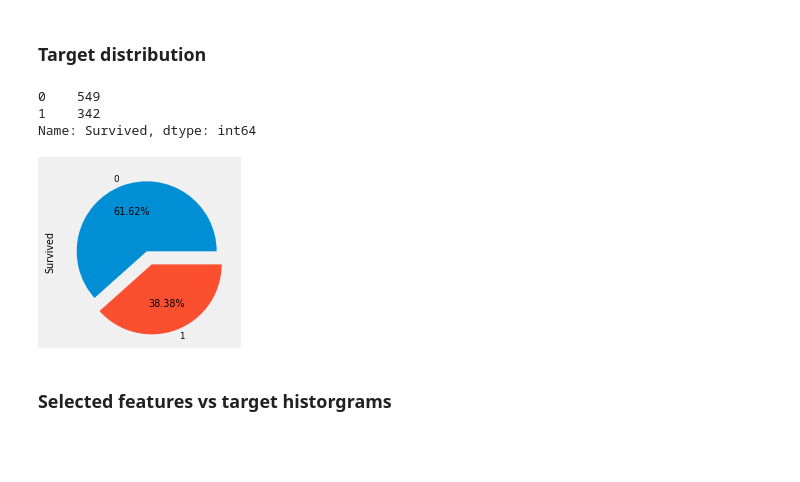
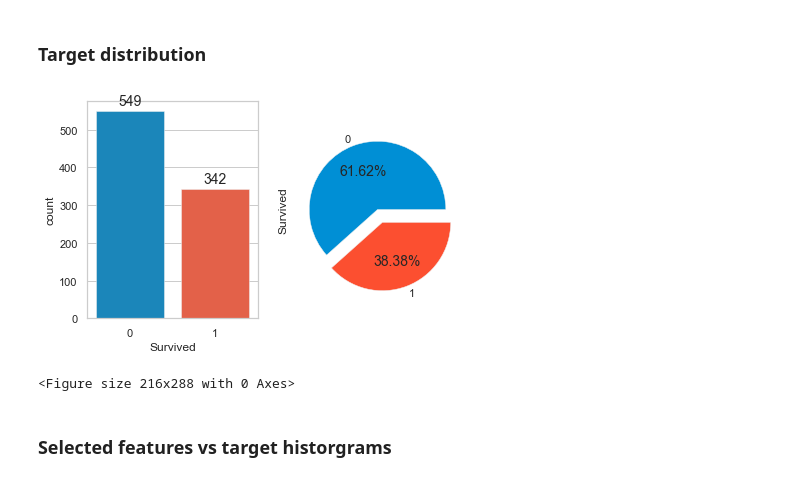
Before and after one commit to gershonc/octopus-ml, a Jupyter notebook: notebooks/octopus_showcase.ipynb, the cells around one changed output. Drawn from its saved outputs; the diff is of its cells as text; code cells hidden in the pictures; blank space fills up the shorter version.

```diff
--- a/notebooks/octopus_showcase.ipynb
+++ b/notebooks/octopus_showcase.ipynb
@@ -39,16 +41,11 @@ XY_df.head(5)
 | 4 | 5 | 0 | 3 | Allen, Mr. William Henry | male | 35.0 | 0 | 0 | 373450 | 8.0500 | ... |
 # %% [markdown]
 ### Target distribution
-# %%
-XY_df['Survived'].value_counts()
-# %% [output]
-0    549
-1    342
-Name: Survived, dtype: int64
 # %%
-oc.target_pie(XY_df,'Survived')
+oc.label_dist(XY_df,'Survived')
 # %% [output]
-[figure, old version]
+[figure, new version]
+<Figure size 216x288 with 0 Axes>
 # %% [markdown]
 ### Selected features vs target historgrams
 # %%
```
Also changed, not shown: parts of 23 cells of this notebook, 5 other files.
